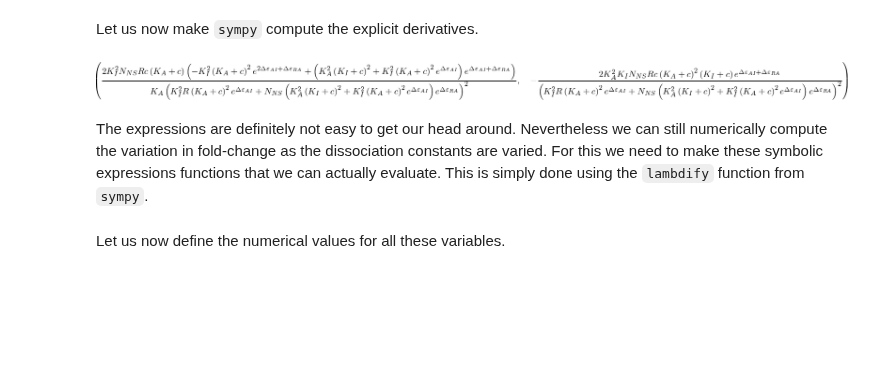
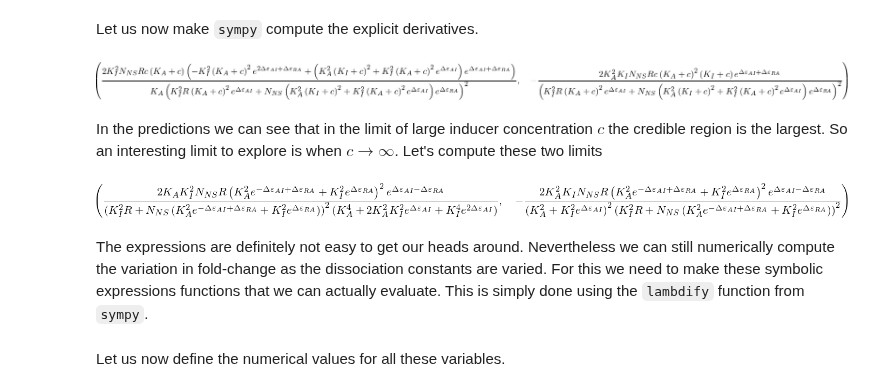
Before and after one commit to RPGroup-PBoC/mwc_induction, a Jupyter notebook: code/analysis/sensitivity_analysis.ipynb, the cells around one changed output. Drawn from its saved outputs; the diff is of its cells as text; code cells hidden in the pictures; blank space fills up the shorter version.

```diff
--- a/code/analysis/sensitivity_analysis.ipynb
+++ b/code/analysis/sensitivity_analysis.ipynb
@@ -96,7 +96,14 @@ Let us now make `sympy` compute the explicit derivatives.
 sympy.simplify(dfc_dKa.doit()), sympy.simplify(dfc_dKi.doit())
 # %% [output]
 [figure]
+# %% [markdown]
+In the predictions we can see that in the limit of large inducer concentration $c$ the credible region is the largest. So an interesting limit to explore is when $c \rightarrow \infty$. Let's compute these two limits
+# %%
+(sympy.simplify(sympy.limit(dfc_dKa.doit(), c, 'oo')),
+ sympy.simplify(sympy.limit(dfc_dKi.doit(), c, 'oo')))
+# %% [output]
+[figure, added]
 # %% [markdown]
-The expressions are definitely not easy to get our head around. Nevertheless we can still numerically compute the variation in fold-change as the dissociation constants are varied. For this we need to make these symbolic expressions functions that we can actually evaluate. This is simply done using the `lambdify` function from `sympy`.
+The expressions are definitely not easy to get our heads around. Nevertheless we can still numerically compute the variation in fold-change as the dissociation constants are varied. For this we need to make these symbolic expressions functions that we can actually evaluate. This is simply done using the `lambdify` function from `sympy`.
 # %%
 # Generate lambdify functions that we can numerically evaluate
```
Also changed, not shown: parts of 3 cells of this notebook.
